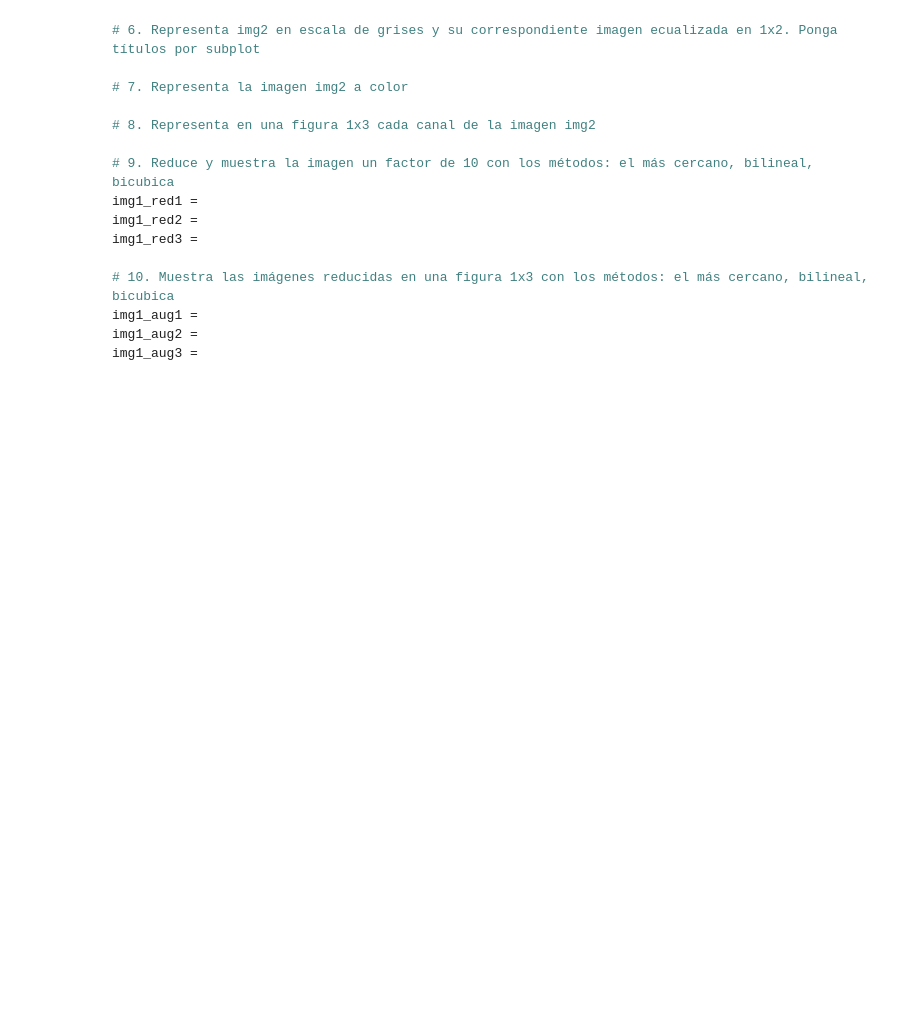
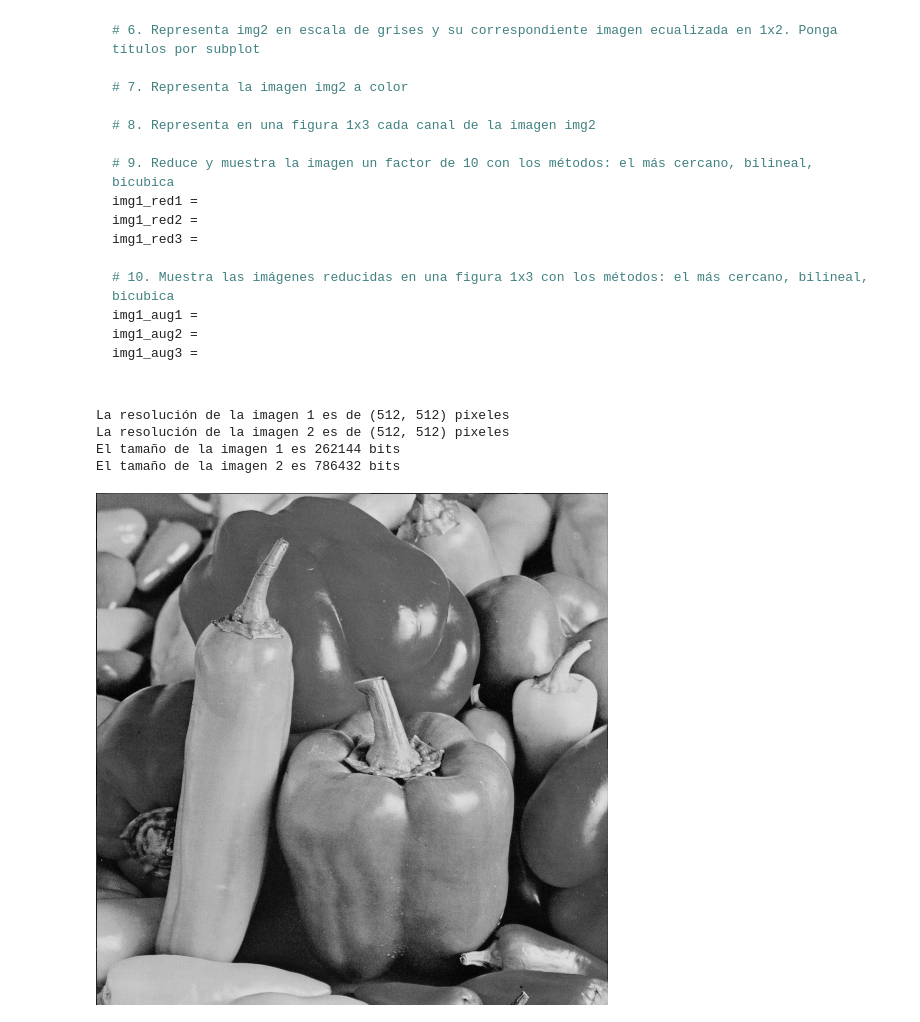
Before and after one commit to samuelcoboscorrea/pdi-sessions, a Jupyter notebook: BLOQUE2-TEMA5/5.1/p5-1.ipynb, the cells around one changed output. Saved outputs shown, nothing was run; the diff lists cells and outputs as text; code cells hidden in the pictures; blank space fills up the shorter version.

```diff
--- a/BLOQUE2-TEMA5/5.1/p5-1.ipynb
+++ b/BLOQUE2-TEMA5/5.1/p5-1.ipynb
@@ -78,6 +78,23 @@ img2 = testimage("peppers") # Leer peppers en colores
 
 ## Calcula su resolución Espacial
 resE_img1 = size(img1)
-println("La resolución de la imagen 1 es", resE_img1)
+println("La resolución de la imagen 1 es de $resE_img1 pixeles")
 resE_img2 = size(img2)
-println("La resolución de la imagen 2 es", resE_img2)
+println("La resolución de la imagen 2 es de $resE_img2 pixeles")
+
+## Calcula el tamaño de las imágenes (en qué):
+tamB_img1 = sizeof(img1)
+println("El tamaño de la imagen 1 es $tamB_img1 bits")
+tamB_img2 = sizeof(img2)
+println("El tamaño de la imagen 2 es $tamB_img2 bits")
+# %% [output]
+La resolución de la imagen 1 es de (512, 512) pixeles
+La resolución de la imagen 2 es de (512, 512) pixeles
+El tamaño de la imagen 1 es 262144 bits
+El tamaño de la imagen 2 es 786432 bits
+# %%
+# 2. Pasa la imagen 2 a escala de grises
+img2_g = Gray.(img2)
+display(img2_g)
+# %% [output]
+[figure, added]
```
Also changed, not shown: parts of 2 cells of this notebook.
